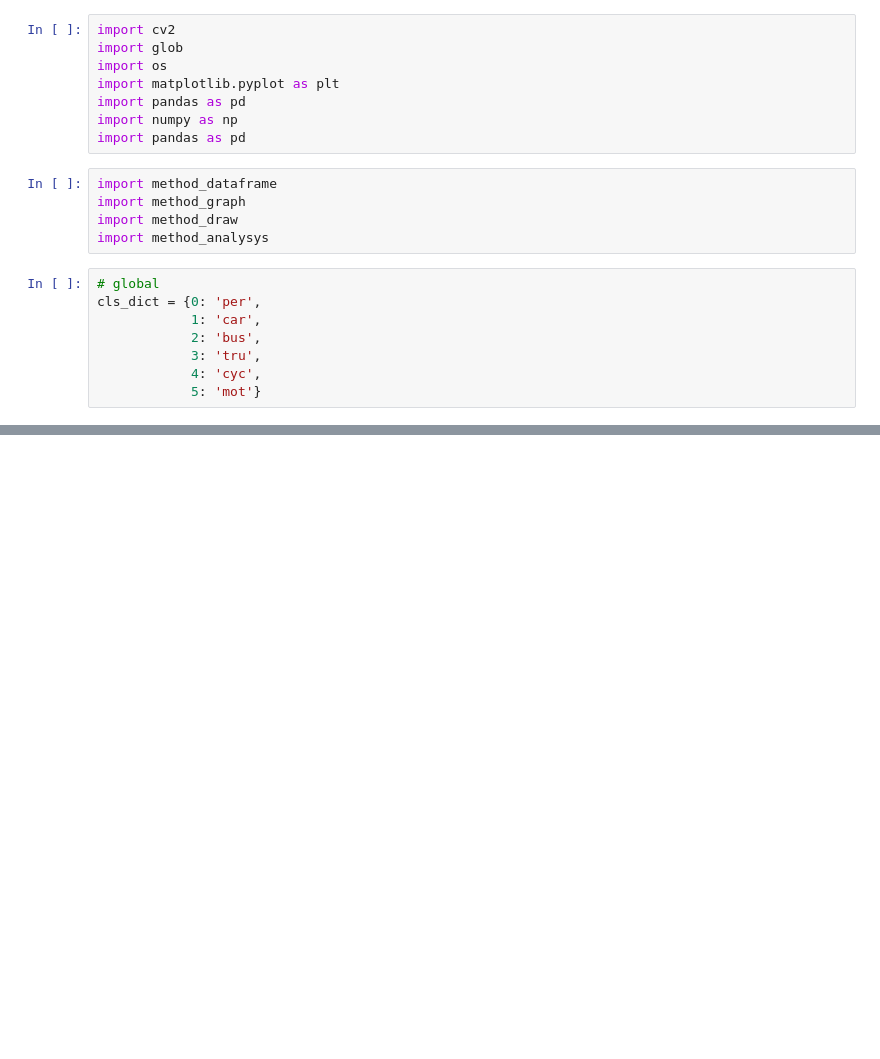
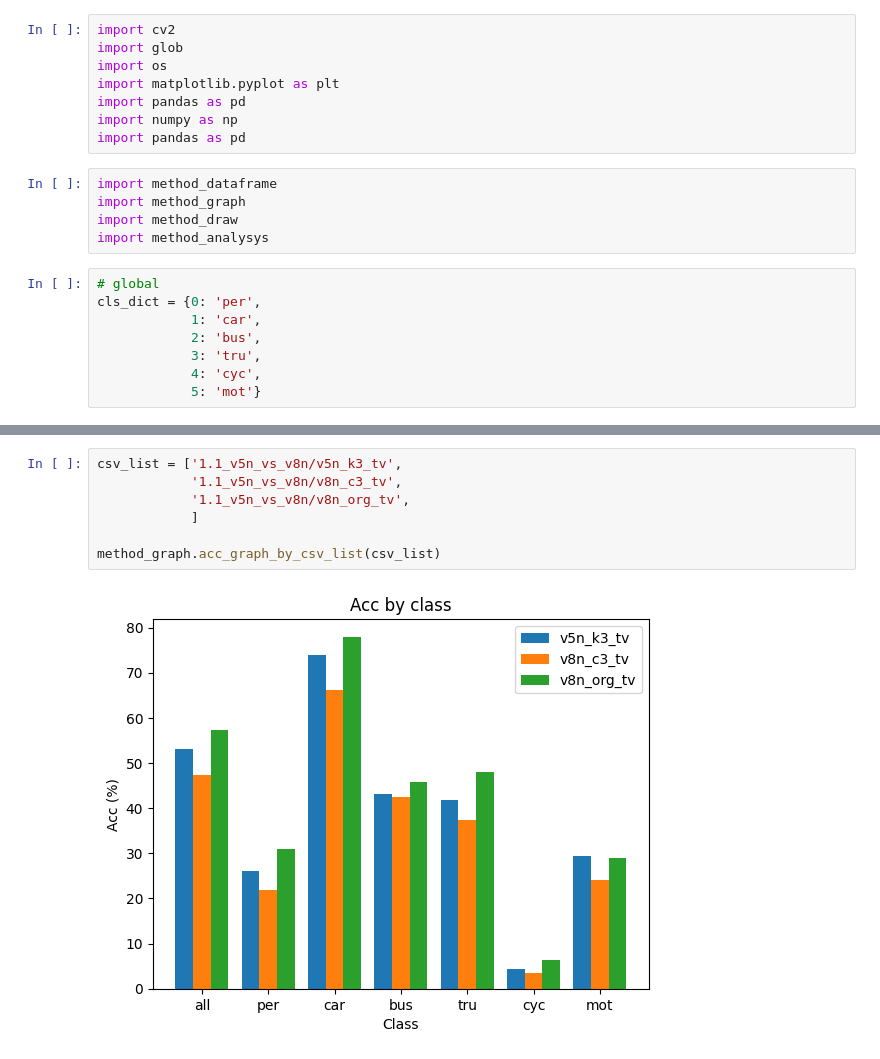
Before and after one commit to Lee-chan-hyeok/Nextchip_Autonomous_Driving_Contest, a Jupyter notebook: analysing/bbox/df_analysys.ipynb, the cells around one changed output, grey strips where cells are left out. Saved outputs shown, nothing was run; the diff lists cells and outputs as text; blank space fills up the shorter version.

```diff
--- a/analysing/bbox/df_analysys.ipynb
+++ b/analysing/bbox/df_analysys.ipynb
@@ -60,0 +39,9 @@ method_graph.size_acc_graph_by_csv_list(csv_list)
+# %%
+csv_list = ['1.1_v5n_vs_v8n/v5n_k3_tv',
+            '1.1_v5n_vs_v8n/v8n_c3_tv',
+            '1.1_v5n_vs_v8n/v8n_org_tv',
+            ]
+
+method_graph.acc_graph_by_csv_list(csv_list)
+# %% [output]
+[figure, added]
```
Also changed, not shown: parts of 3 cells of this notebook, 1 other file.
